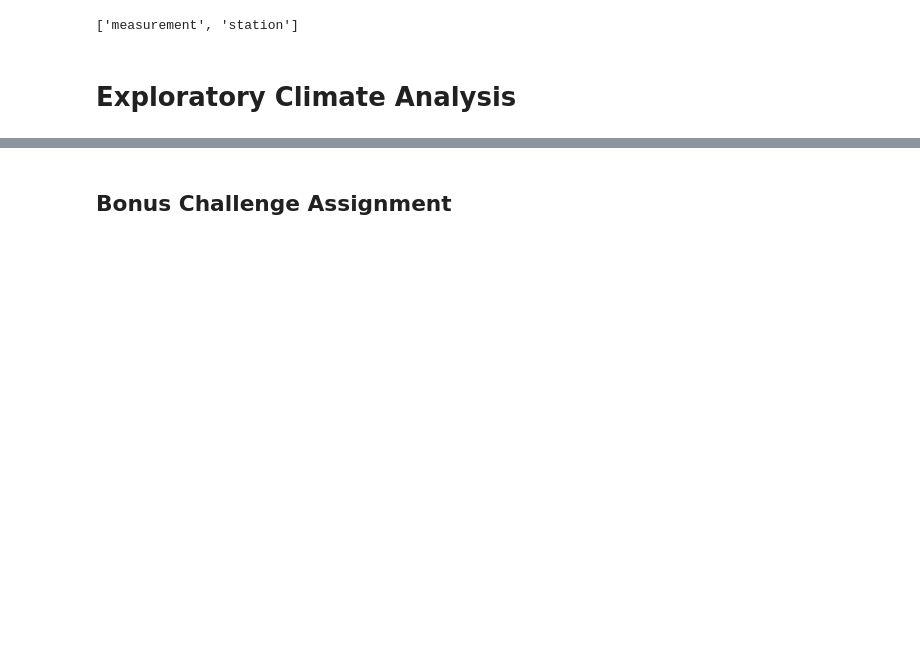
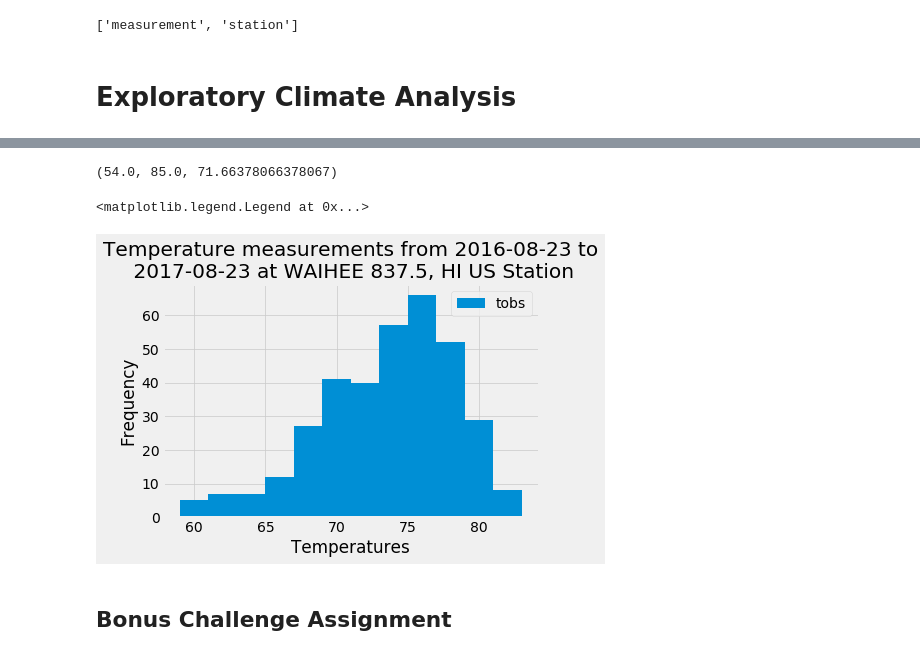
Before and after one commit to poulosar/sqlalchemy-challenge, a Jupyter notebook: main.ipynb, the cells around one changed output, grey strips where cells are left out. Saved outputs shown, nothing was run; the diff lists cells and outputs as text; code cells hidden in the pictures; blank space fills up the shorter version.

```diff
--- a/main.ipynb
+++ b/main.ipynb
@@ -104,3 +124,6 @@ precipitation_df.describe()
 # %%
 # What are the most active stations? (i.e. what stations have the most rows)?
 # List the stations and the counts in descending order.
+station_data_points = session.query(Measurement.station, func.count(Measurement.station)).group_by(Measurement.station).\
+    order_by(func.count(Measurement.station).desc()).all()
+station_data_points
@@ -107,3 +140,10 @@ precipitation_df.describe()
 # %%
 # Using the station id from the previous query, calculate the lowest temperature recorded,
 # highest temperature recorded, and average temperature of the most active station?
+most_station_data_points = session.query(func.min(Measurement.tobs),func.max(Measurement.tobs),func.avg(Measurement.tobs)).\
+    group_by(Measurement.station).\
+    order_by(func.count(Measurement.id).desc()).first()
+
+most_station_data_points
+# %% [output]
+(54.0, 85.0, 71.66378066378067)
@@ -113,3 +150,39 @@ precipitation_df.describe()
+# %%
+# Choose the station with the highest number of temperature observations.
+# Query the last 12 months of temperature observation data for this station and plot the results as a histogram
+chosen_station_measurements = session.query(Measurement.tobs).\
+    filter(Measurement.station == station_data_points[0][0]).\
+    filter(Measurement.date >= one_year_before_latest).all()
+
+# list of temps from query above
+temperatures = list(np.ravel(chosen_station_measurements))
+temperatures
+
+
+# variable for all station info
+station_query = session.query(Station.station,Station.name,Station.latitude,Station.longitude,Station.elevation)
+# creating df for the info above
+station_info = pd.DataFrame(station_query, columns=['station','name','latitude','longitude','elevation'])
+# find stations where name = max measurements and returns station name in list
+selected_station_name = station_info.loc[station_info['station'] == station_data_points[0][0], "name"].tolist()
+
+
+
+# Data conversions to prevent issues with remove time in title
+beginning_date = pd.to_datetime(one_year_before_latest).date()
+ending_date = pd.to_datetime(last_date_formated).date()
+
+
+
+plt.hist(temperatures, bins=12,rwidth=1.1,label='tobs',alpha=1)
+plt.grid(axis='both', alpha=0.75)
+plt.ylabel('Frequency')
+plt.xlabel('Temperatures')
+plt.title(f"Temperature measurements from {beginning_date} to\n {ending_date} at {selected_station_name[0]} Station")
+plt.legend()
+# %% [output]
+<matplotlib.legend.Legend at 0x...>
+[figure, added]
 # %% [markdown]
 ## Bonus Challenge Assignment
 # %%
```
Also changed, not shown: parts of 9 cells of this notebook, 2 other files.
